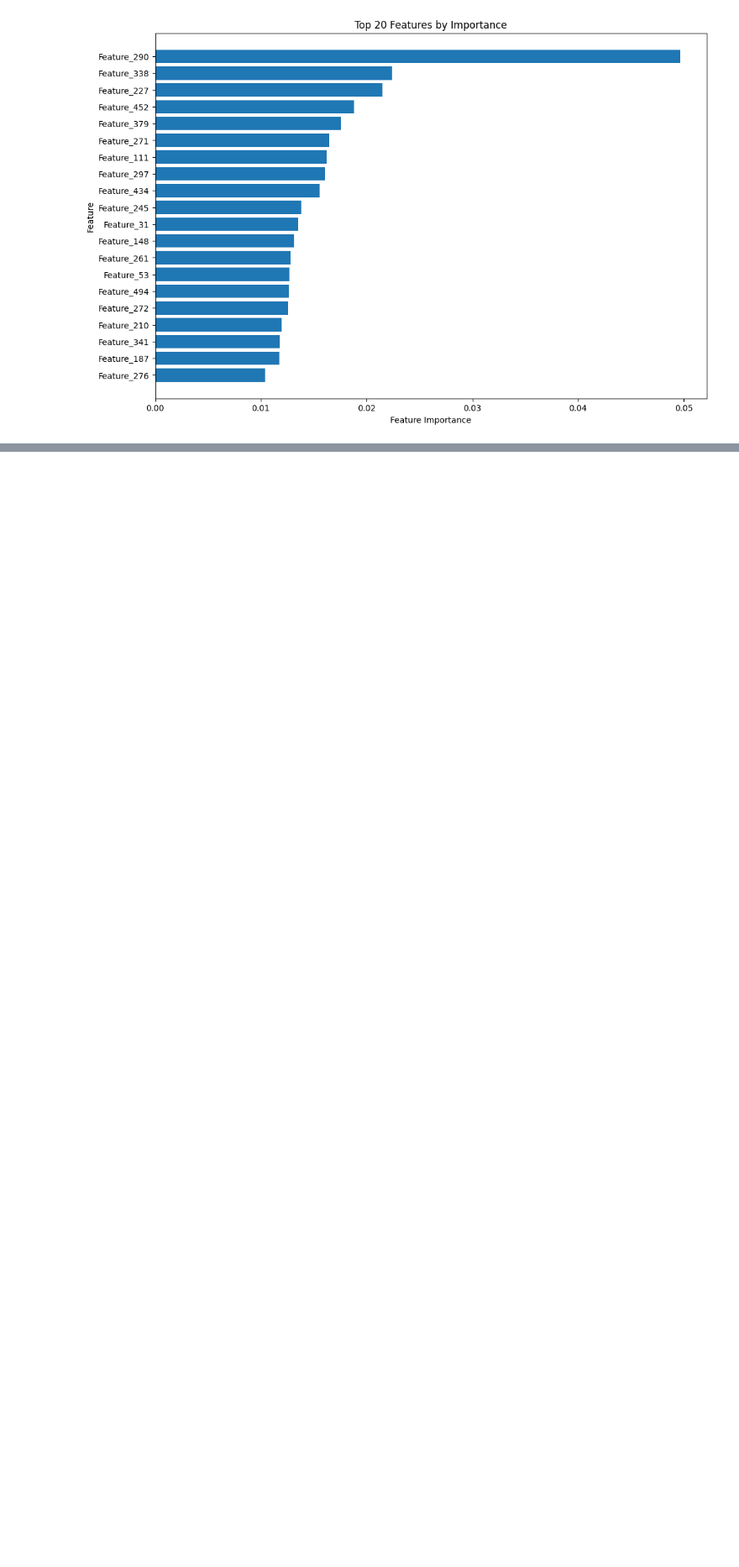
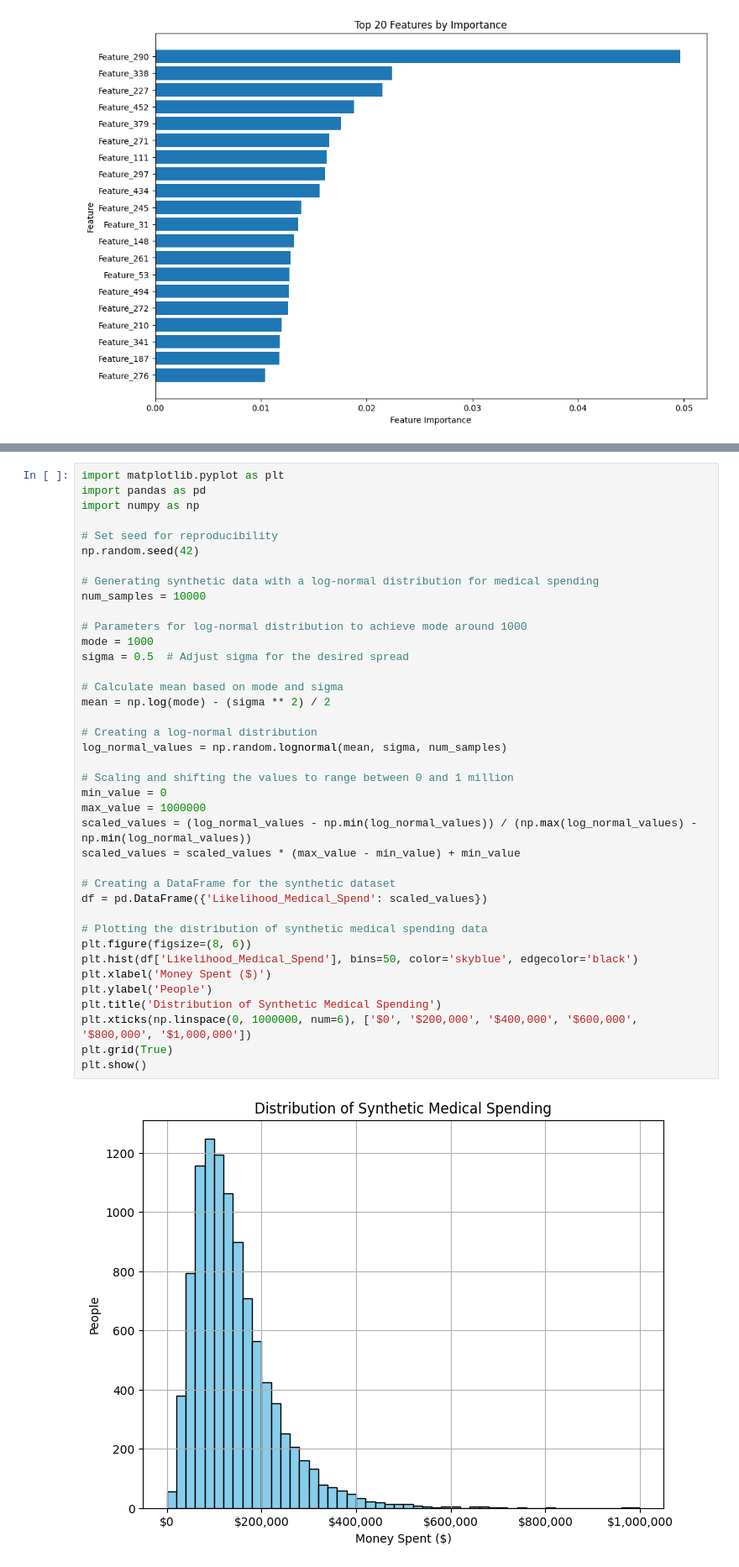
Before and after one commit to jon-nowacki/MachineLearning, a Jupyter notebook: XGBoost_Simple_Demo.ipynb, the cells around one changed output, grey strips where cells are left out. Shown at 84% size. Drawn from its saved outputs; the diff is of its cells as text; blank space fills up the shorter version.

```diff
--- a/XGBoost_Simple_Demo.ipynb
+++ b/XGBoost_Simple_Demo.ipynb
@@ -97,0 +249,41 @@ plt.show()
+# %%
+import matplotlib.pyplot as plt
+import pandas as pd
+import numpy as np
+
+# Set seed for reproducibility
+np.random.seed(42)
+
+# Generating synthetic data with a log-normal distribution for medical spending
+num_samples = 10000
+
+# Parameters for log-normal distribution to achieve mode around 1000
+mode = 1000
+sigma = 0.5  # Adjust sigma for the desired spread
+
+# Calculate mean based on mode and sigma
+mean = np.log(mode) - (sigma ** 2) / 2
+
+# Creating a log-normal distribution
+log_normal_values = np.random.lognormal(mean, sigma, num_samples)
+
+# Scaling and shifting the values to range between 0 and 1 million
+min_value = 0
+max_value = 1000000
+scaled_values = (log_normal_values - np.min(log_normal_values)) / (np.max(log_normal_values) - np.min(log_normal_values))
+scaled_values = scaled_values * (max_value - min_value) + min_value
+
+# Creating a DataFrame for the synthetic dataset
+df = pd.DataFrame({'Likelihood_Medical_Spend': scaled_values})
+
+# Plotting the distribution of synthetic medical spending data
+plt.figure(figsize=(8, 6))
+plt.hist(df['Likelihood_Medical_Spend'], bins=50, color='skyblue', edgecolor='black')
+plt.xlabel('Money Spent ($)')
+plt.ylabel('People')
+plt.title('Distribution of Synthetic Medical Spending')
+plt.xticks(np.linspace(0, 1000000, num=6), ['$0', '$200,000', '$400,000', '$600,000', '$800,000', '$1,000,000'])
+plt.grid(True)
+plt.show()
+# %% [output]
+[figure, added]
```
Also changed, not shown: parts of 19 cells of this notebook.
